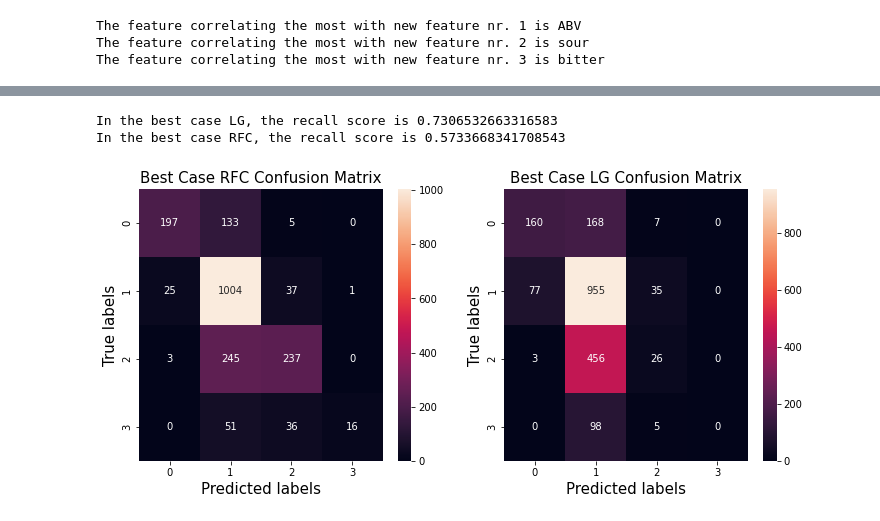
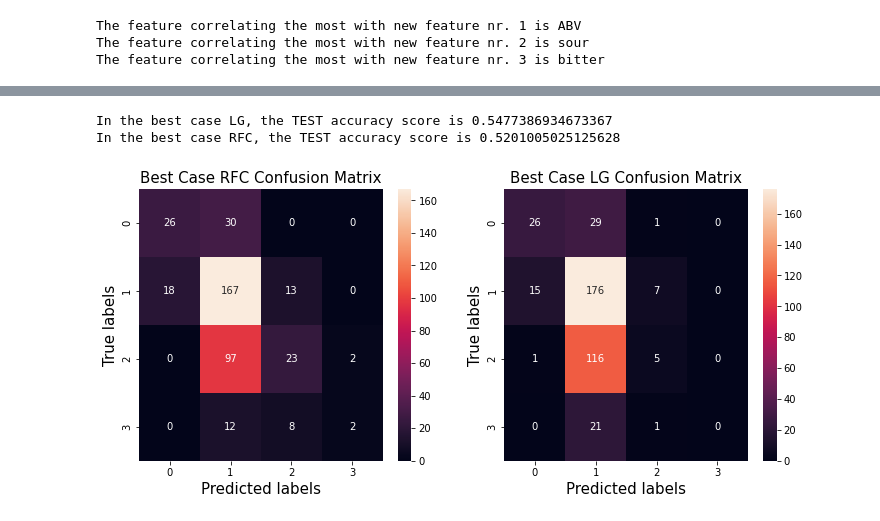
Before and after one commit to marusearadu/CS-C3240-ML-Project, a Jupyter notebook: mlProj.ipynb, the cells around one changed output, grey strips where cells are left out. Cells and saved outputs as stored; diff of their text form; code cells hidden in the pictures.

Commit message:
Changed back to accuracy_score, as weighted recall = accuracy.

```diff
--- a/mlProj.ipynb
+++ b/mlProj.ipynb
@@ -144,6 +144,7 @@ The feature correlating the most with new feature nr. 2 is sour
 The feature correlating the most with new feature nr. 3 is bitter
 # %%
 # splitting data into train/test
+X_model, X_test, y_model, y_test = train_test_split(X, y, test_size = 0.2)
 stratKFold = StratifiedKFold(shuffle = True)
 
 # lists to save the train accuracies, validation accuracies, and the models themselves
@@ -154,21 +155,21 @@ y_valid_rec_lg = []
 rfcs = []
 lgs = []
 
-for tr, val in stratKFold.split(X, y):
-    X_train = X.iloc[tr]
-    X_val   = X.iloc[val]
-    y_train = y.iloc[tr]
-    y_val   = y.iloc[val]
+for tr, val in stratKFold.split(X_model, y_model):
+    X_train = X_model.iloc[tr]
+    X_val   = X_model.iloc[val]
+    y_train = y_model.iloc[tr]
+    y_val   = y_model.iloc[val]
 
     # creating and training the model
     rfc = RandomForestClassifier(criterion = 'gini', min_samples_split = 10)
     rfc.fit(X_train, y_train)
 
-    train_recall = recall_score(y_train, rfc.predict(X_train), average = 'weighted')
-    y_train_rec_rfc.append(train_recall)
+    train_accuracy = accuracy_score(y_train, rfc.predict(X_train))
+    y_train_rec_rfc.append(train_accuracy)
 
-    valid_recall = recall_score(y_val, rfc.predict(X_val), average = 'weighted')
-    y_valid_rec_rfc.append(valid_recall)
+    valid_accuracy = accuracy_score(y_val, rfc.predict(X_val))
+    y_valid_rec_rfc.append(valid_accuracy)
     rfcs.append(rfc)
 
     pca = PCA(n_components = N)
@@ -177,19 +178,10 @@ for tr, val in stratKFold.split(X, y):
 
     lg = LogisticRegression()
     lg.fit(X_train_tf, y_train)
-    train_recall_lg = recall_score(y_train, lg.predict(X_train_tf), average = 'weighted')
-    y_train_rec_lg.append(train_recall_lg)
+    train_accuracy_lg = accuracy_score(y_train, lg.predict(X_train_tf))
+    y_train_rec_lg.append(train_accuracy_lg)
 
-    valid_recall_lg = recall_score(y_val, lg.predict(X_val_tf), average = 'weighted')
-    y_valid_rec_lg.append(valid_recall_lg)
+    valid_accuracy_lg = accuracy_score(y_val, lg.predict(X_val_tf))
+    y_valid_rec_lg.append(valid_accuracy_lg)
 
     lgs.append((lg, pca))
-
-bestRFCval   = np.argmax(y_valid_rec_rfc)
-bestRFCtrain = np.argmax(y_train_rec_rfc)
-bestLGval   = np.argmax(y_valid_rec_lg)
-bestLGtrain = np.argmax(y_train_rec_lg)
-print(f"The best train recall is achieved during fold {1 + bestRFCtrain} and it is equal to {y_train_rec_rfc[bestRFCtrain]}.")
-print(f"The best validation recall is achieved during fold {1 + bestRFCval} and it is equal to {y_valid_rec_rfc[bestRFCval]}.")
-print(f"When using PCA, the best train recall is achieved during fold {1 + bestLGtrain} and it is equal to {y_train_rec_lg[bestLGtrain]}")
-print(f"When using PCA, the best validation recall is achieved during fold {1 + bestLGval} and it is equal to {y_valid_rec_lg[bestLGval]}")
@@ -201,22 +212,22 @@ When using PCA, the best validation recall is achieved during fold 2 and it is e
 # %%
 fig, (ax1, ax2) = plt.subplots(1, 2, figsize=(12, 5))
 
-sns.heatmap(confusion_matrix(y, rfcs[bestRFCval].predict(X)), annot=True, fmt='g', ax=ax1)
+sns.heatmap(confusion_matrix(y_test, rfcs[bestRFCval].predict(X_test)), annot=True, fmt='g', ax=ax1)
 ax1.set_xlabel('Predicted labels',fontsize=15)
 ax1.set_ylabel('True labels',fontsize=15)
 ax1.set_title('Best Case RFC Confusion Matrix',fontsize=15)
 
 bestLG, bestPCA = lgs[bestLGval]
 X_transformed = bestPCA.transform(X)
-sns.heatmap(confusion_matrix(y, bestLG.predict(bestPCA.transform(X))), annot=True, fmt='g', ax=ax2)
+sns.heatmap(confusion_matrix(y_test, bestLG.predict(bestPCA.transform(X_test))), annot=True, fmt='g', ax=ax2)
 ax2.set_xlabel('Predicted labels', fontsize=15)
 ax2.set_ylabel('True labels', fontsize=15)
 ax2.set_title('Best Case LG Confusion Matrix', fontsize=15)
 
-print(f"In the best case LG, the recall score is {recall_score(y, rfcs[bestRFCval].predict(X), average='weighted')}")
-print(f"In the best case RFC, the recall score is {recall_score(y, bestLG.predict(bestPCA.transform(X)), average = 'weighted')}")
+print(f"In the best case LG, the TEST accuracy score is {accuracy_score(y_test, rfcs[bestRFCval].predict(X_test))}")
+print(f"In the best case RFC, the TEST accuracy score is {accuracy_score(y_test, bestLG.predict(bestPCA.transform(X_test)))}")
 plt.show()
 # %% [output]
-In the best case LG, the recall score is 0.7306532663316583
-In the best case RFC, the recall score is 0.5733668341708543
+In the best case LG, the TEST accuracy score is 0.5477386934673367
+In the best case RFC, the TEST accuracy score is 0.5201005025125628
-[figure, old version]
+[figure, new version]
```
Also changed, not shown: parts of 4 cells of this notebook.
